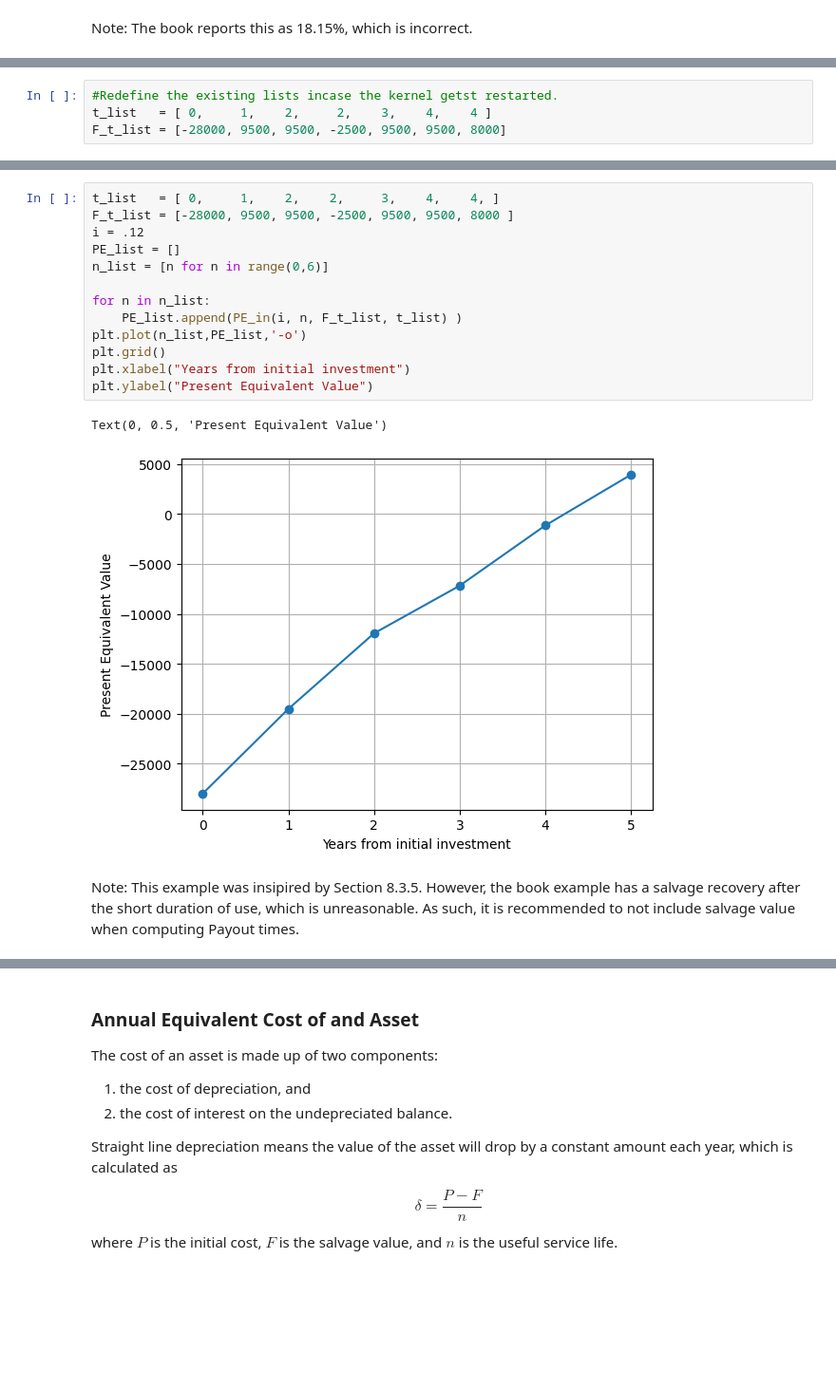
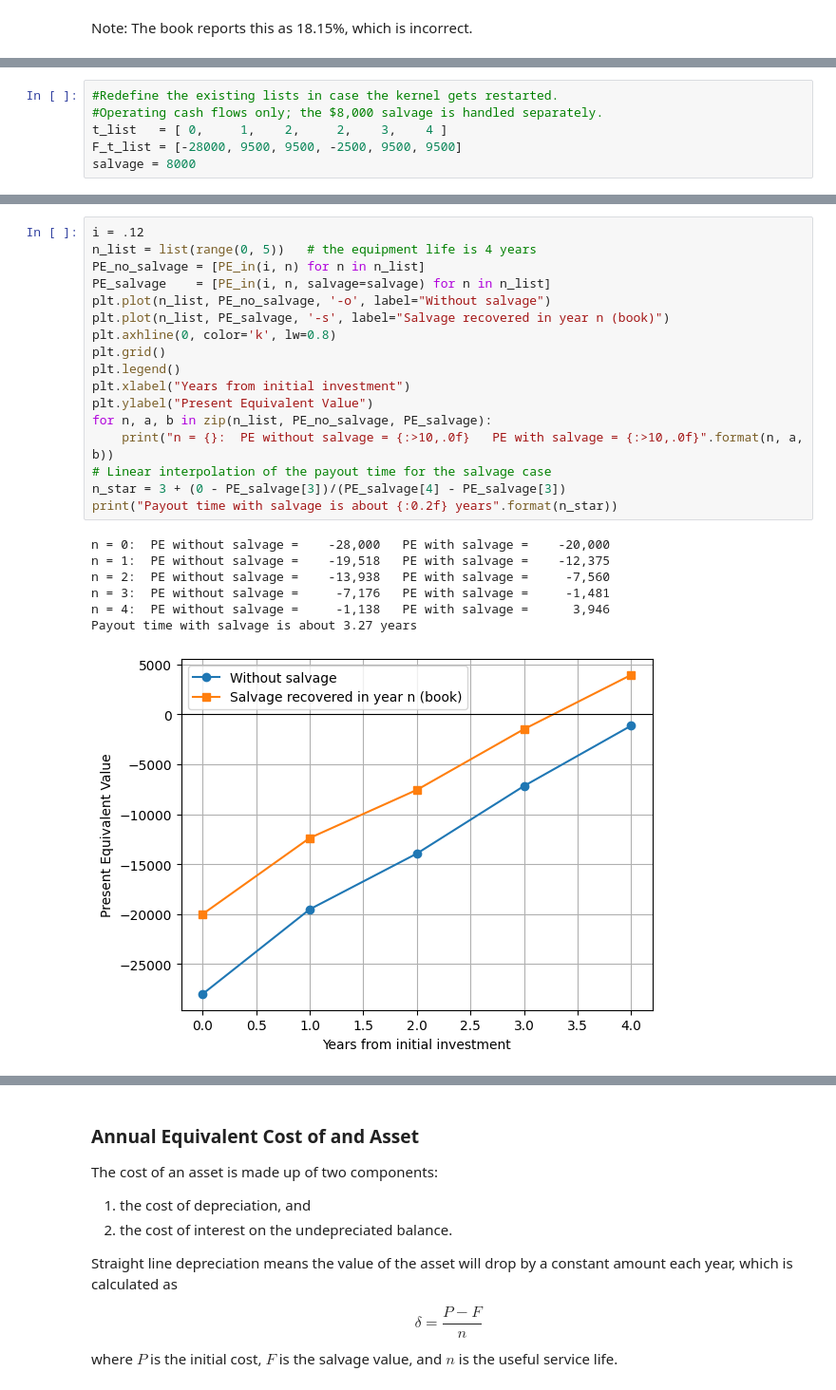
Before and after one commit to Dr-Daily/SystemsEngineering, a Jupyter notebook: Economic Evaluation.ipynb, the cells around one changed output, grey strips where cells are left out. Shown at 95% size. Saved outputs shown, nothing was run; the diff lists cells and outputs as text; blank space fills up the shorter version.

```diff
--- a/Economic Evaluation.ipynb
+++ b/Economic Evaluation.ipynb
@@ -500,6 +504,8 @@ $$ 0\le PE(n^*) = \sum_{t=0}^{n^*}F_t(1+i)^{-t}$$
 # %%
-#Redefine the existing lists incase the kernel getst restarted.
-t_list   = [ 0,     1,    2,     2,    3,    4,    4 ]
-F_t_list = [-28000, 9500, 9500, -2500, 9500, 9500, 8000]
+#Redefine the existing lists in case the kernel gets restarted.
+#Operating cash flows only; the $8,000 salvage is handled separately.
+t_list   = [ 0,     1,    2,     2,    3,    4 ]
+F_t_list = [-28000, 9500, 9500, -2500, 9500, 9500]
+salvage = 8000
 # %%
 # Create a function to take both i and n as arguments
@@ -524,19 +527,26 @@ def PE_in(i, n, F_t_list=F_t_list, t_list=t_list):
     return PE
-# %%
-t_list   = [ 0,     1,    2,    2,     3,    4,    4, ]
-F_t_list = [-28000, 9500, 9500, -2500, 9500, 9500, 8000 ]
-i = .12
-PE_list = []
-n_list = [n for n in range(0,6)]
-
-for n in n_list:
-    PE_list.append(PE_in(i, n, F_t_list, t_list) )
-plt.plot(n_list,PE_list,'-o')
-plt.grid()
-plt.xlabel("Years from initial investment")
-plt.ylabel("Present Equivalent Value")
-# %% [output]
-Text(0, 0.5, 'Present Equivalent Value')
-[figure, removed]
-# %% [markdown]
-Note: This example was insipired by Section 8.3.5. However, the book example has a salvage recovery after the short duration of use, which is unreasonable. As such, it is recommended to not include salvage value when computing Payout times.
+# %%
+i = .12
+n_list = list(range(0, 5))   # the equipment life is 4 years
+PE_no_salvage = [PE_in(i, n) for n in n_list]
+PE_salvage    = [PE_in(i, n, salvage=salvage) for n in n_list]
+plt.plot(n_list, PE_no_salvage, '-o', label="Without salvage")
+plt.plot(n_list, PE_salvage, '-s', label="Salvage recovered in year n (book)")
+plt.axhline(0, color='k', lw=0.8)
+plt.grid()
+plt.legend()
+plt.xlabel("Years from initial investment")
+plt.ylabel("Present Equivalent Value")
+for n, a, b in zip(n_list, PE_no_salvage, PE_salvage):
+    print("n = {}:  PE without salvage = {:>10,.0f}   PE with salvage = {:>10,.0f}".format(n, a, b))
+# Linear interpolation of the payout time for the salvage case
+n_star = 3 + (0 - PE_salvage[3])/(PE_salvage[4] - PE_salvage[3])
+print("Payout time with salvage is about {:0.2f} years".format(n_star))
+# %% [output]
+n = 0:  PE without salvage =    -28,000   PE with salvage =    -20,000
+n = 1:  PE without salvage =    -19,518   PE with salvage =    -12,375
+n = 2:  PE without salvage =    -13,938   PE with salvage =     -7,560
+n = 3:  PE without salvage =     -7,176   PE with salvage =     -1,481
+n = 4:  PE without salvage =     -1,138   PE with salvage =      3,946
+Payout time with salvage is about 3.27 years
+[figure, added]
```
Also changed, not shown: parts of 31 cells of this notebook.
